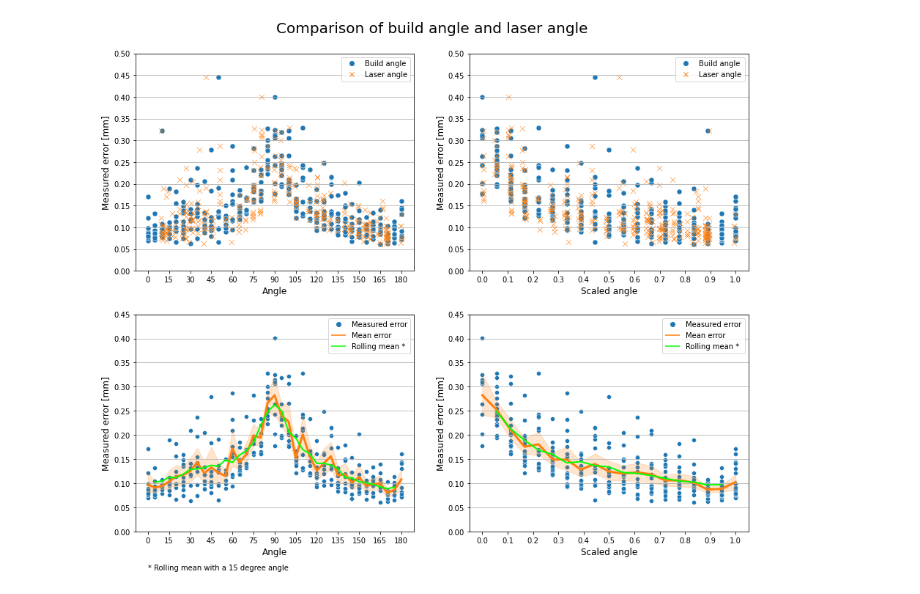
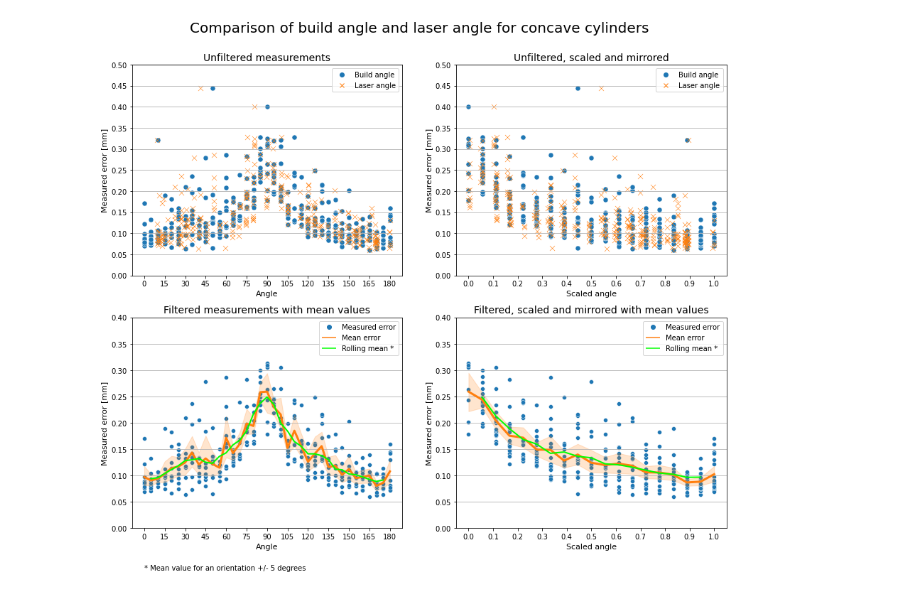
Before and after one commit to TheThorb/Leirmo_Exp1_Publication1, a Jupyter notebook: Mirror and scale angles.ipynb, the cells around one changed output. Cells and saved outputs as stored; diff of their text form; code cells hidden in the pictures.

```diff
--- a/Mirror and scale angles.ipynb
+++ b/Mirror and scale angles.ipynb
@@ -141,17 +207,0 @@ df1.plot.scatter(x='s_angle', y='error')
-# %%
-"""
-Filter results by quantiles
-
-"""
-
-df_ang = df1
-
-for ang in df_ang['s_angle'].unique():
-    q_hi = df_ang[(df_ang['s_angle'] == ang)]['error'].quantile(0.99)
-
-    if ang == df_ang['s_angle'].unique()[0]:
-        df_filtered = df_ang[(df_ang['s_angle'] == ang) & (df_ang['error'] < q_hi)]
-    else:
-        df_filtered = pd.concat([df_filtered, df_ang[(df_ang['s_angle'] == ang) & (df_ang['error'] < q_hi)]])
-
-df_filtered.plot.scatter(x='s_angle', y='error')
@@ -186,17 +208,11 @@ df_filtered.plot.scatter(x='s_angle', y='error')
 # %%
 """
-Investigate the effect of laser angle and the symetry about 90 degrees orientation
-
-Missing:
- - Plot legend
- - Axis labels
- - Axis titles
- - Plot titles
- - Edit figure title
+Plot measured error for concave cylinders with respect to orientation.
+Consider both build angle and laser angle.
+Filter, scale and mirror about 90-degree point results to show symmetry.
+Draw line-plots for mean and rolling mean.
 
 """
-
-
 ## Prepare data
 # List of characteristics
 chars = ['Cylindricity_Cyl_8mm_Neg',\
@@ -222,9 +238,6 @@ dfs.insert(7, 's_l_angle', abs(dfs['laser_angle']-90) / 90)
 ## Create figure
 # Initialize figure as a grid of plots
 fig, axs = plt.subplots(nrows=2, ncols=2, figsize=(15, 12))
-
-# Set figure title
-fig.suptitle('Comparison of build angle and laser angle', y=0.93, fontsize=20)
 
 # Define colors
 colors = ['tab:blue', 'tab:orange', 'lime']
@@ -253,21 +266,47 @@ legend_elements.append([Line2D([], [], color=colors[0], marker=symbols[0], dashe
                         Line2D([], [], color=colors[1], marker=symbols[1], dashes=(0, 1), label="Laser angle")])
 
 
-## Filter results by standard deviation
+##################################################################################################
+###                                                                                            ###
+###                                        Apply filter                                        ###
+###                                                                                            ###
+##################################################################################################
+
+# Available filters
+filter_types = ['std', 'quantile']
+
+# Customizable settings
+use_type = 'std'
+q_size = 0.9
+
+
 # Calculate the standard deviation for the entire population
 std = dfs['error'].std()
 
-# Go thorugh all the unique angles
+
+## Iterate dataframe to calculate limits
 for ang in dfs['s_b_angle'].unique():
-    # Calculate upper and lower limits as +/- 3 standard deviations
-    hi_lim = dfs[(dfs['s_b_angle'] == ang)]['error'].mean() + (3*std)
-    lo_lim = dfs[(dfs['s_b_angle'] == ang)]['error'].mean() - (3*std)
 
-    # Filter out values
+    # Calculate limits as +/- 3 standard deviations
+    if use_type == filter_types[0]:
+        hi_lim = dfs[(dfs['s_b_angle'] == ang)]['error'].mean() + (3*std)
+        lo_lim = dfs[(dfs['s_b_angle'] == ang)]['error'].mean() - (3*std)
+
+    # Calculate limits as quantiles defined in q_size
+    elif use_type == filter_types[1]:
+        hi_lim = dfs[(dfs['s_b_angle'] == ang)]['error'].quantile(q_size)
+        lo_lim = dfs[(dfs['s_b_angle'] == ang)]['error'].quantile(1-q_size)
+        print(hi_lim)
+
+## Filter results
+for ang in dfs['s_b_angle'].unique():
     if ang == dfs['s_b_angle'].unique()[0]:
         df_filtered = dfs[(dfs['s_b_angle'] == ang) & (dfs['error'] < hi_lim) & (dfs['error'] > lo_lim)]
     else:
         df_filtered = pd.concat([df_filtered, dfs[(dfs['s_b_angle'] == ang) & (dfs['error'] < hi_lim) & (dfs['error'] > lo_lim)]])
+
+
+##################################################################################################
 
 
 ## Plot the filtered data
@@ -279,41 +318,52 @@ sns.lineplot(ax=axs[1, 1], data=df_filtered, x='s_b_angle', y='error', color=col
 
 ## Calculate mean values
 # Create dataframe with mean error values for each angle
-m_df = dfs[['error', 'angle']].groupby('angle').mean().reset_index()
+m_df = df_filtered[['error', 'angle']].groupby('angle').mean().reset_index()
 
 # Compute the rolling mean for each angle +/- 1
 m_df['rolling'] = m_df['error'].rolling(3).mean().shift(-1)
 
 # Create dataframe with mean error values for each scaled angle
 m_s_df = dfs[['error', 's_b_angle']].groupby('s_b_angle').mean().reset_index()
 
 # Compute the rolling mean for each scaled angle +/- 1
 m_s_df['rolling'] = m_s_df['error'].rolling(3).mean().shift(-1)
 
 # Plot rolling mean values to second row of the figure
 sns.lineplot(ax=axs[1, 0], data=m_df, x='angle', y='rolling', color=colors[2], linewidth=2)
 sns.lineplot(ax=axs[1, 1], data=m_s_df, x='s_b_angle', y='rolling', color=colors[2], linewidth=2)
 
 # Define legend elements
 legend_elements.append([Line2D([], [], color=colors[0], marker='o', dashes=(0, 1), label="Measured error"),\
                         Line2D([], [], color=colors[1], dashes=(1, 0), label="Mean error"),\
                         Line2D([], [], color=colors[2], dashes=(1, 0), label="Rolling mean *")])
 
 
+## Iterate over four plots to configure
 for i in range(2):
     for j in range(2):
-        axs[i, j].legend(handles=legend_elements[i])
-        axs[i, j].set_ylim(0, 0.5-(i*0.05))
-        axs[i, j].set_yticks(np.linspace(0, 0.5-(i*0.05), (11-i)))
+        axs[i, j].legend(handles=legend_elements[i], loc='upper right')
+        axs[i, j].set_ylim(0, 0.5 if i == 0 else 0.4)
+        axs[i, j].set_yticks(np.linspace(0, 0.5 if i == 0 else 0.4, 11 if i == 0 else 9))
         axs[i, j].set_xticks(np.arange(0, 181, 15) if j == 0 else np.linspace(0, 1, 11))
         axs[i, j].grid(axis='y')
-        axs[i, j].set_xlabel("Angle" if j == 0 else "Scaled angle", fontsize=12)
-        axs[i, j].set_ylabel("Measured error [mm]", fontsize=12)
+        axs[i, j].set_xlabel("Angle" if j == 0 else "Scaled angle", fontsize=11)
+        axs[i, j].set_ylabel("Measured error [mm]", fontsize=11)
 
+# Set titles for all plots
+axs[0, 0].set_title("Unfiltered measurements", fontsize=14)
+axs[0, 1].set_title("Unfiltered, scaled and mirrored", fontsize=14)
+axs[1, 0].set_title("Filtered measurements with mean values", fontsize=14)
+axs[1, 1].set_title("Filtered, scaled and mirrored with mean values", fontsize=14)
 
-axs[1, 0].text(0, -0.08, "* Rolling mean with a 15 degree angle")
+# Add footnote corresponding to legend entry
+axs[1, 0].text(0, -0.08, "* Mean value for an orientation +/- 5 degrees")
+
+# Set figure title
+fig.suptitle('Comparison of build angle and laser angle for concave cylinders', y=0.95, fontsize=20)
+
 
 ## Display plot
 plt.show()
 # %% [output]
-[figure, old version]
+[figure, new version]
```
Also changed, not shown: parts of 24 cells of this notebook.
